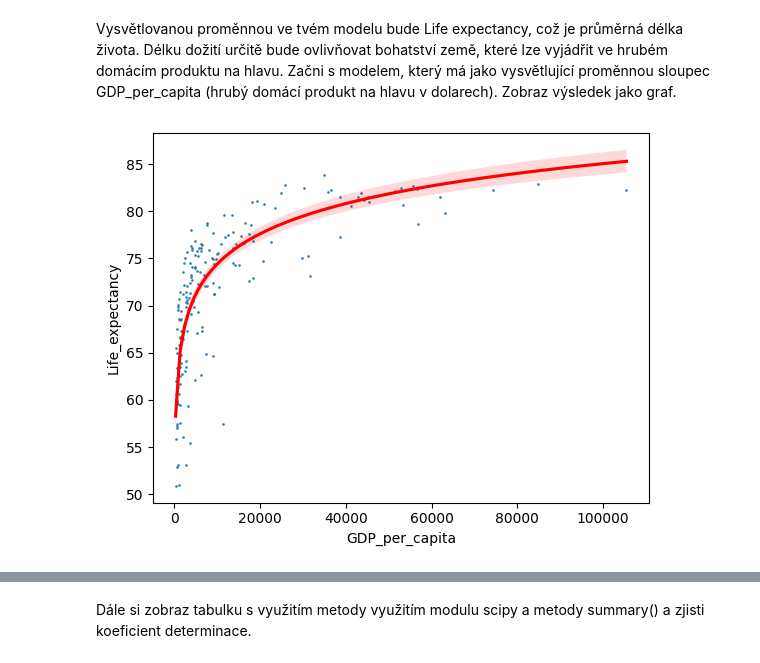
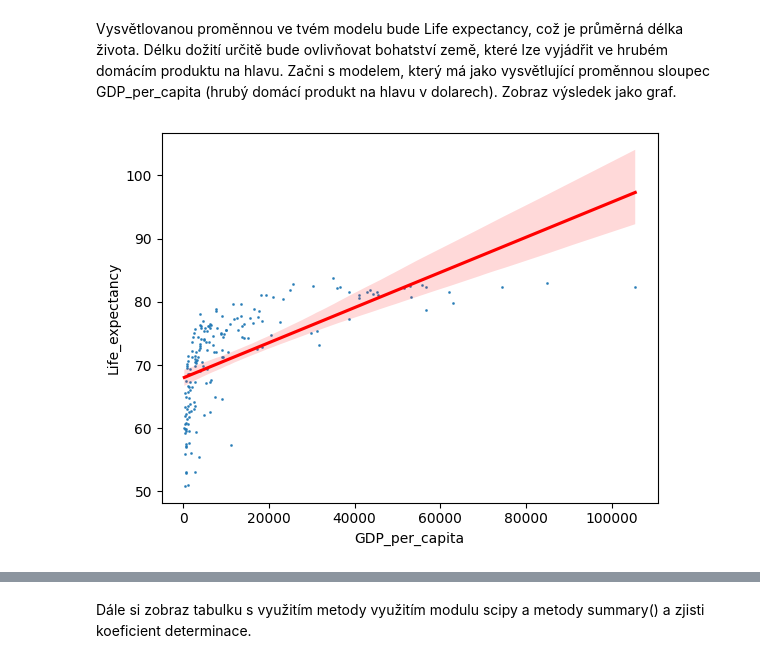
Before and after one commit to zitkovalenka/Python2-042023, a Jupyter notebook: UKOL_03-reseni-Korelace_Regrese.ipynb, the cells around one changed output, grey strips where cells are left out. Cells and saved outputs as stored; diff of their text form; code cells hidden in the pictures.

```diff
--- a/UKOL_03-reseni-Korelace_Regrese.ipynb
+++ b/UKOL_03-reseni-Korelace_Regrese.ipynb
@@ -36,9 +38,8 @@ Délku dožití určitě bude ovlivňovat bohatství země, které lze vyjádři
 # %%
 import seaborn
 import matplotlib.pyplot as plt
 
-# g = seaborn.regplot(data2015, x="GDP_per_capita", y="Life_expectancy", scatter_kws={"s": 1}, line_kws={"color":"r"})
-g = seaborn.regplot(data2015, x="GDP_per_capita", y="Life_expectancy", scatter_kws={"s": 1}, line_kws={"color":"r"}, logx = True)
+g = seaborn.regplot(data2015, x="GDP_per_capita", y="Life_expectancy", scatter_kws={"s": 1}, line_kws={"color":"r"})
 # jak dodat popisek = název grafu? Přes label mi to nefungovalo: label = "Life Expectancy 2015"
 # %% [output]
-[figure, old version]
+[figure, new version]
```
Also changed, not shown: parts of 20 cells of this notebook.
